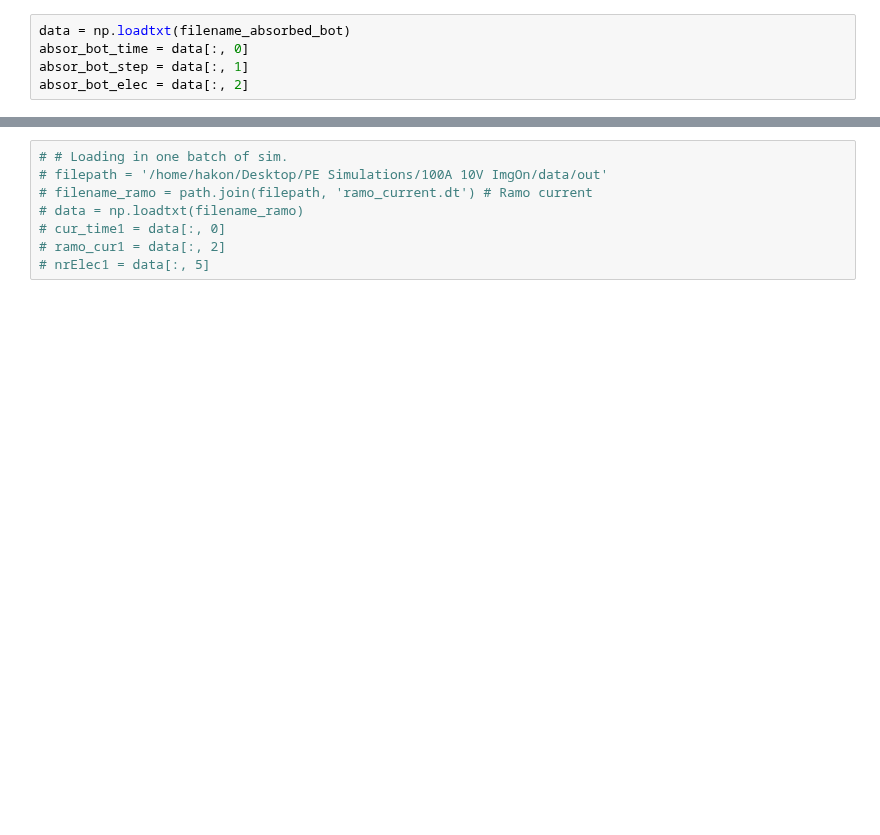
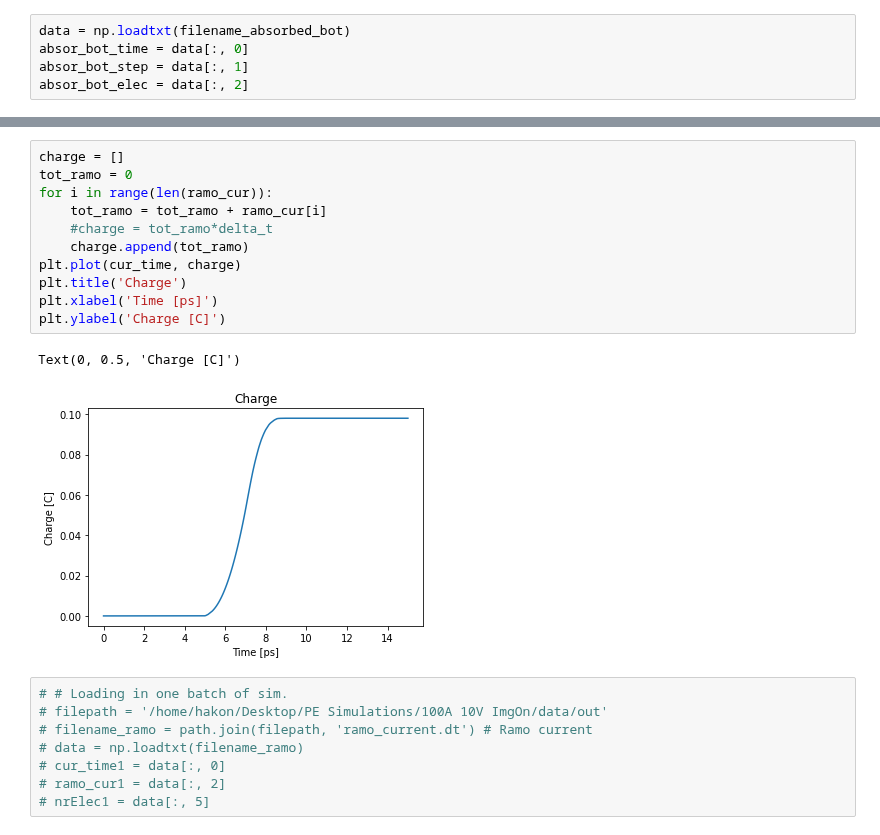
Before and after one commit to NanoPhysicsCenter/RUMDEED, a Jupyter notebook: scripts/density plots/Current_sec.ipynb, the cells around one changed output, grey strips where cells are left out. Drawn from its saved outputs; the diff is of its cells as text; blank space fills up the shorter version.

```diff
--- a/scripts/density plots/Current_sec.ipynb
+++ b/scripts/density plots/Current_sec.ipynb
@@ -97,3 +97,17 @@ Text(0, 0.5, 'Current [A]')
+# %%
+charge = []
+tot_ramo = 0
+for i in range(len(ramo_cur)):
+    tot_ramo = tot_ramo + ramo_cur[i]
+    #charge = tot_ramo*delta_t
+    charge.append(tot_ramo)
+plt.plot(cur_time, charge)
+plt.title('Charge')
+plt.xlabel('Time [ps]')
+plt.ylabel('Charge [C]')
+# %% [output]
+Text(0, 0.5, 'Charge [C]')
+[figure, added]
 # %%
 # # Loading in one batch of sim.
 # filepath = '/home/hakon/Desktop/PE Simulations/100A 10V ImgOn/data/out'
```
Also changed, not shown: parts of 4 cells of this notebook, 8 other files.
